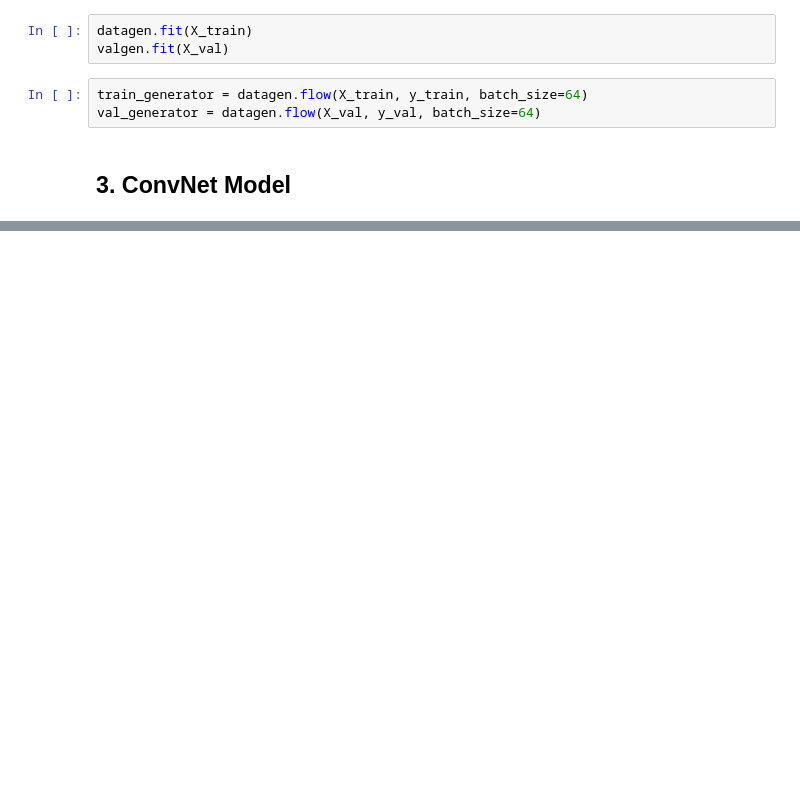
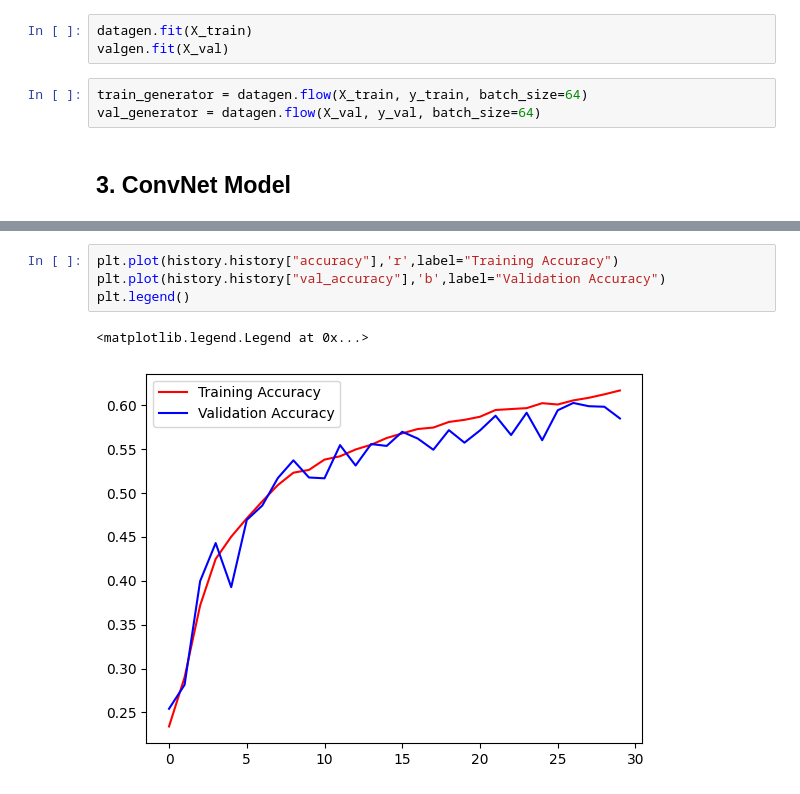
Before and after one commit to ninajcardenas/emotion, a Jupyter notebook: emotion.ipynb, the cells around one changed output, grey strips where cells are left out. Saved outputs shown, nothing was run; the diff lists cells and outputs as text; blank space fills up the shorter version.

```diff
--- a/emotion.ipynb
+++ b/emotion.ipynb
@@ -229,0 +284,7 @@ NameError: name 'scipy' is not defined
+# %%
+plt.plot(history.history["accuracy"],'r',label="Training Accuracy")
+plt.plot(history.history["val_accuracy"],'b',label="Validation Accuracy")
+plt.legend()
+# %% [output]
+<matplotlib.legend.Legend at 0x...>
+[figure, added]
```
Also changed, not shown: parts of 23 cells of this notebook, 2 other files.
